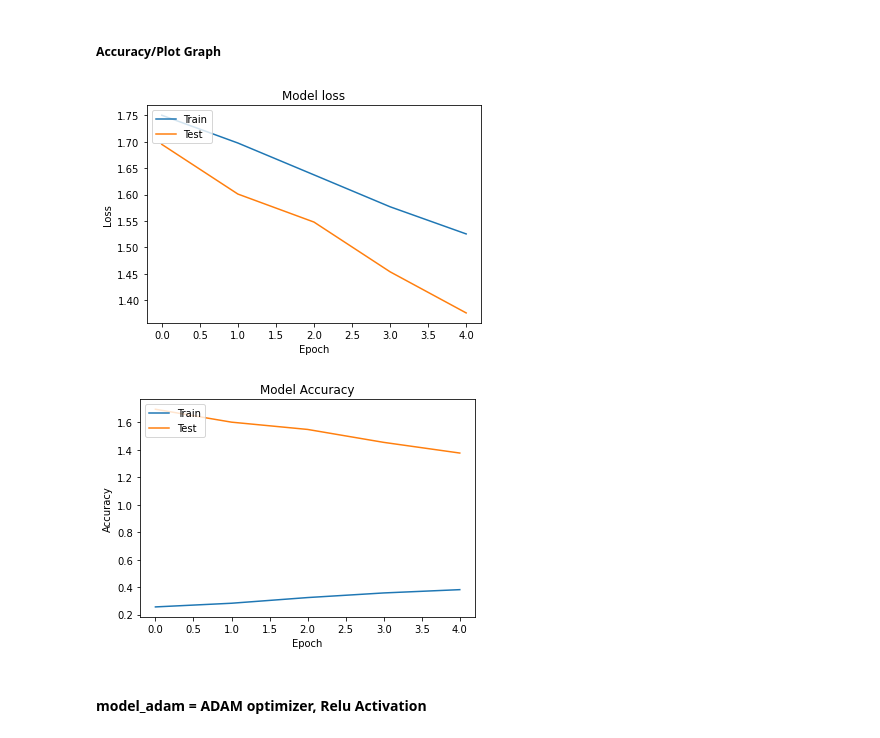
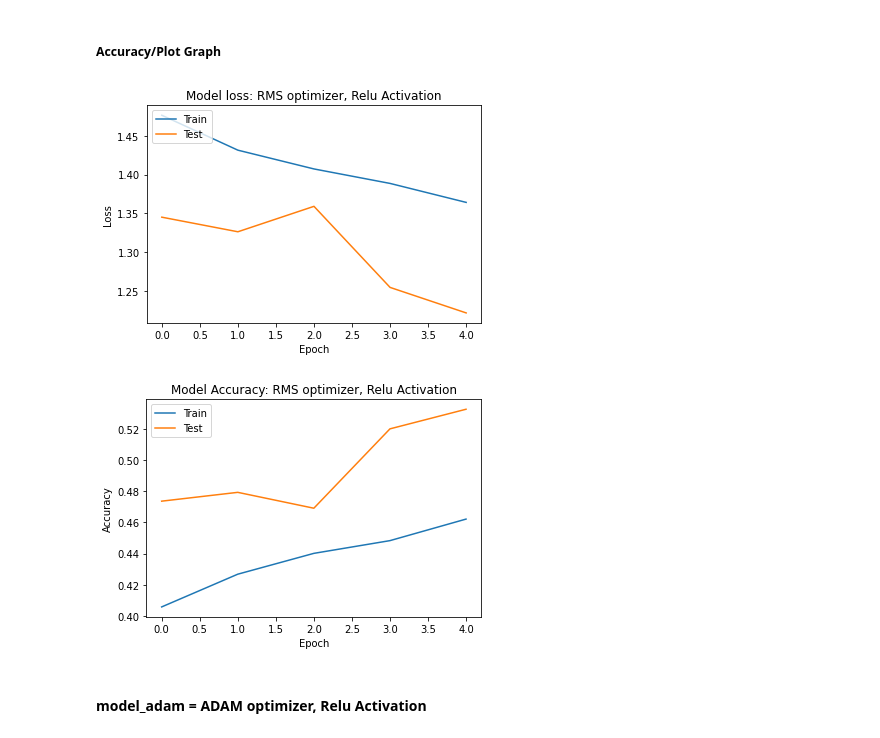
Before and after one commit to DigitalGoldRush/Project-2-Emotional-recognition, a Jupyter notebook: emotion_recognition_model_test_final_v2.ipynb, the cells around one changed output. Saved outputs shown, nothing was run; the diff lists cells and outputs as text; code cells hidden in the pictures.

```diff
--- a/emotion_recognition_model_test_final_v2.ipynb
+++ b/emotion_recognition_model_test_final_v2.ipynb
@@ -195,28 +195,28 @@ import matplotlib.pyplot as plt
 plt.plot(history.history['loss'], label='train')
 plt.plot(history.history['val_loss'], label='test')
 
-plt.title('Model loss')
+plt.title('Model loss: RMS optimizer, Relu Activation')
 plt.ylabel('Loss')
 plt.xlabel('Epoch')
 plt.legend(['Train', 'Test'], loc='upper left')
 plt.show()
 # %% [output]
-[figure, old version]
+[figure, new version]
 # %%
 # Plot the accuracy function for the model
 import matplotlib.pyplot as plt
 
 plt.plot(history.history['accuracy'], label='train')
-plt.plot(history.history['val_loss'], label='test')
+plt.plot(history.history['val_accuracy'], label='test')
 
-plt.title('Model Accuracy')
+plt.title('Model Accuracy: RMS optimizer, Relu Activation')
 plt.ylabel('Accuracy')
 plt.xlabel('Epoch')
 plt.legend(['Train', 'Test'],
             loc='upper left')
 plt.show()
 # %% [output]
-[figure, old version]
+[figure, new version]
 # %% [markdown]
 #### model_adam = ADAM optimizer, Relu **Activation**
 # %%
```
Also changed, not shown: parts of 38 cells of this notebook.
